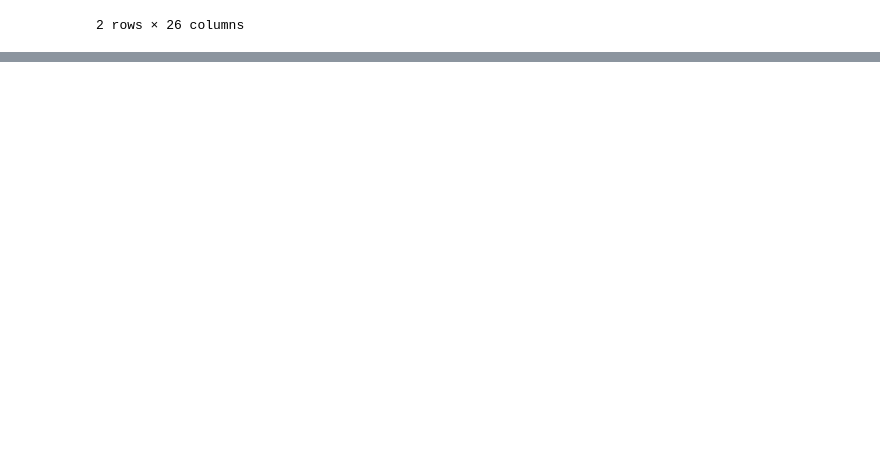
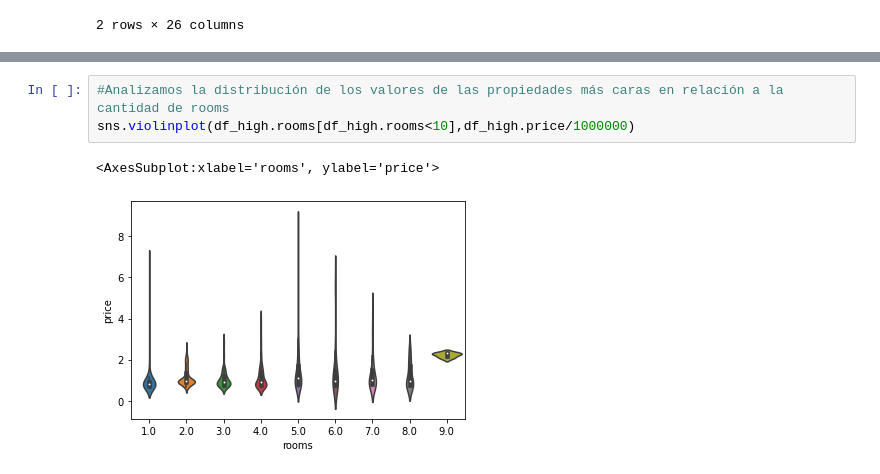
Before and after one commit to Properati-Analysis/TP2, a Jupyter notebook: NewTP1.ipynb, the cells around one changed output, grey strips where cells are left out. Drawn from its saved outputs; the diff is of its cells as text; blank space fills up the shorter version.

```diff
--- a/NewTP1.ipynb
+++ b/NewTP1.ipynb
@@ -72,0 +207,6 @@ df.shape
+# %%
+#Analizamos la distribución de los valores de las propiedades más caras en relación a la cantidad de rooms
+sns.violinplot(df_high.rooms[df_high.rooms<10],df_high.price/1000000)
+# %% [output]
+<AxesSubplot:xlabel='rooms', ylabel='price'>
+[figure, added]
```
Also changed, not shown: parts of 34 cells of this notebook.
